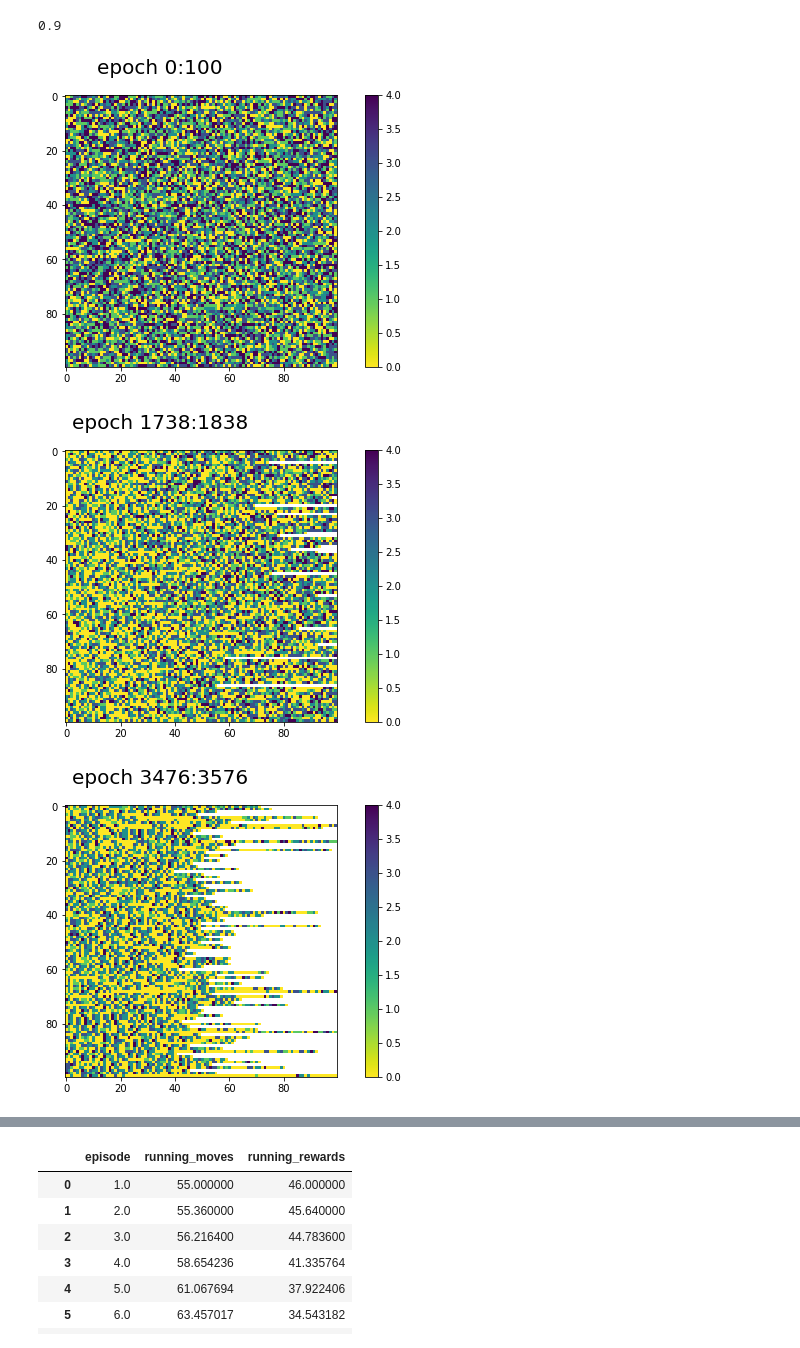
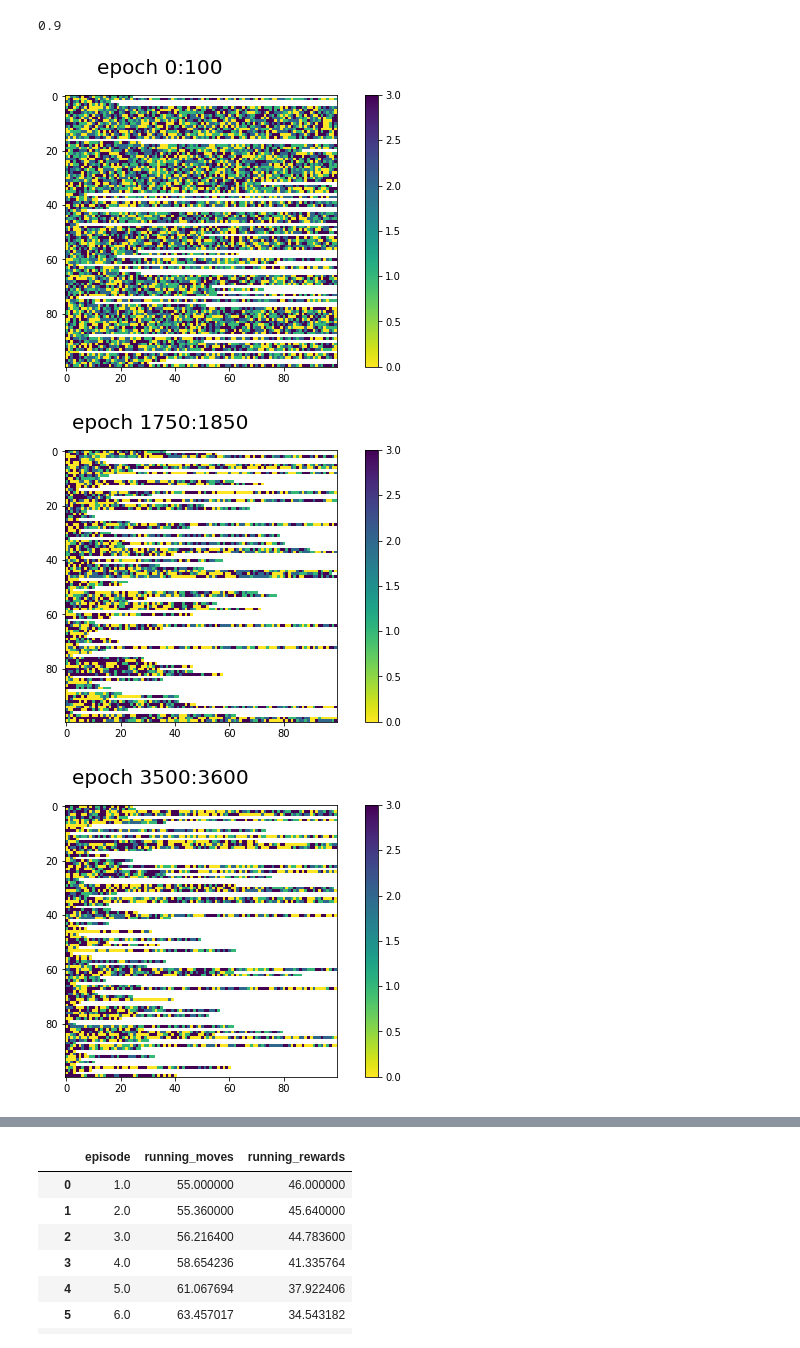
Before and after one commit to sophiaas/rlbase, a Jupyter notebook: rlbase/vis.ipynb, the cells around one changed output, grey strips where cells are left out. Saved outputs shown, nothing was run; the diff lists cells and outputs as text; code cells hidden in the pictures.

```diff
--- a/rlbase/vis.ipynb
+++ b/rlbase/vis.ipynb
@@ -68,4 +70,4 @@ def unpack_env_data(df):
 # %%
 summary = pd.read_pickle('../experiments/ppo3_ppo_lightbot_cross/summary.p')
 # %%
-ed = load_episode_data('../experiments/ppo3_rlgamma_99_ppo_lightbot_cross/episodes/')
+ed = load_episode_data('../experiments/ppoc_ppoc_fourrooms_minibatch/episodes/')
@@ -95,8 +99,8 @@ config.training.lr_gamma
 # %% [output]
 0.9
 # %%
-plot_trajectories(ed, 'action', discrete=False, cmap='viridis_r', max_length=100)
+plot_trajectories(ed, 'action', n_actions=4, discrete=False, cmap='viridis_r', max_length=100)
 # %% [output]
-[figure, old version]
+[figure, new version]
-[figure, old version]
+[figure, new version]
-[figure, old version]
+[figure, new version]
```
Also changed, not shown: parts of 4 cells of this notebook, 2 other files.
